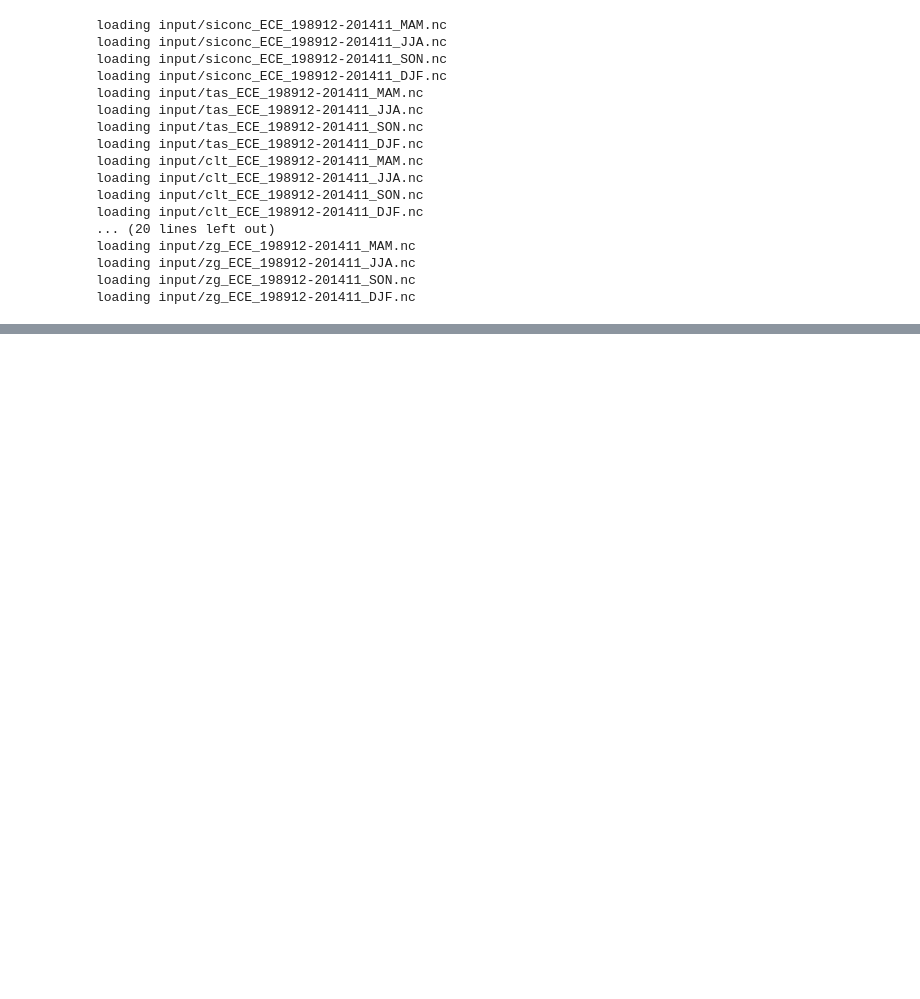
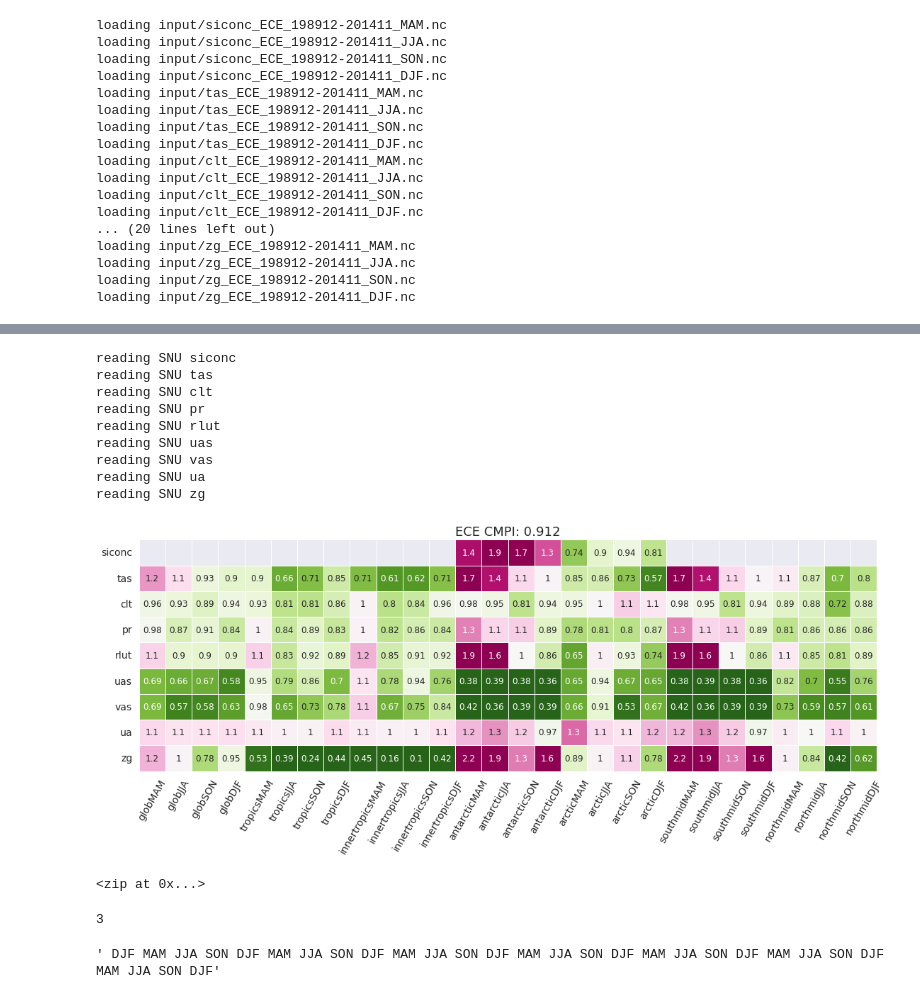
Before and after one commit to JanStreffing/cmpitool, a Jupyter notebook: cmpi_testbed.ipynb, the cells around one changed output, grey strips where cells are left out. Saved outputs shown, nothing was run; the diff lists cells and outputs as text; code cells hidden in the pictures; blank space fills up the shorter version.

Commit message:
added heatmap plot

```diff
--- a/cmpi_testbed.ipynb
+++ b/cmpi_testbed.ipynb
@@ -422,0 +526,54 @@ for model in models:
+# %%
+#Read precalculated evaluation field means of errors from csv files
+collect_frac = np.empty([len(models),len(obs),len(regions),len(seasons)])*np.nan
+i=0
+for model in models:
+    df = pd.read_csv(out_path+model+'_fraction.csv', delimiter=' ')
+    values = df['FracMeanError'] #you can also use df['column_name']
+    j=0
+    r=0
+    for var in obs:
+        k=0
+        a=(df['Variable']==var).to_list()
+        if any(a): # Check if variable appears in list. If not, skip it.
+            print('reading',eval_model,var)
+            pass
+        else:
+            j+=1
+            print('skipping',eval_model,var)
+            continue
+        for region in regions:
+            l=0 # Check if combination of variable and region appears in list. If not, skip it.
+            if np.max(np.add(list(map(int, (df['Variable']==var).to_list())),list(map(int, (df['Region']==region).to_list())))) ==2:
+                pass
+            else:
+                k+=1
+                continue
+            for seas in seasons:
+                collect_frac[i,j,k,l]=values[r]
+                l+=1
+                r+=1
+            k+=1
+        j+=1
+    collect_frac_reshaped = collect_frac[0,:,:,:].reshape(j,k*l)
+    a=seasons*len(regions)
+    b=np.repeat(list(regions.keys()),len(seasons))
+    coord=[n+str(m) for m,n in zip(a,b)]
+    collect_frac_dataframe = pd.DataFrame(data=collect_frac_reshaped, index=obs, columns=coord)
+    fig, ax = plt.subplots(figsize=(len(coord)/1.5,len(obs)/1.5))
+    ax = sns.heatmap(collect_frac_dataframe, vmin=0.5, vmax=1.5,center=1,annot=True,cmap="PiYG_r",cbar=False,linewidths=1)
+    plt.xticks(rotation=60, ha='center',fontsize=14)
+    plt.yticks(rotation=0, ha='right',fontsize=14)
+    plt.title(model+' CMPI: '+str(round(cmpi,3)), fontsize=18)
+    i+=1
+# %% [output]
+reading SNU siconc
+reading SNU tas
+reading SNU clt
+reading SNU pr
+reading SNU rlut
+reading SNU uas
+reading SNU vas
+reading SNU ua
+reading SNU zg
+[figure, added]
@@ -422,0 +582,12 @@ for model in models:
+# %%
+c
+# %% [output]
+<zip at 0x...>
+# %%
+len(a[0])
+# %% [output]
+3
+# %%
+b
+# %% [output]
+' DJF MAM JJA SON DJF MAM JJA SON DJF MAM JJA SON DJF MAM JJA SON DJF MAM JJA SON DJF MAM JJA SON DJF MAM JJA SON DJF'
```
Also changed, not shown: parts of 8 cells of this notebook.
